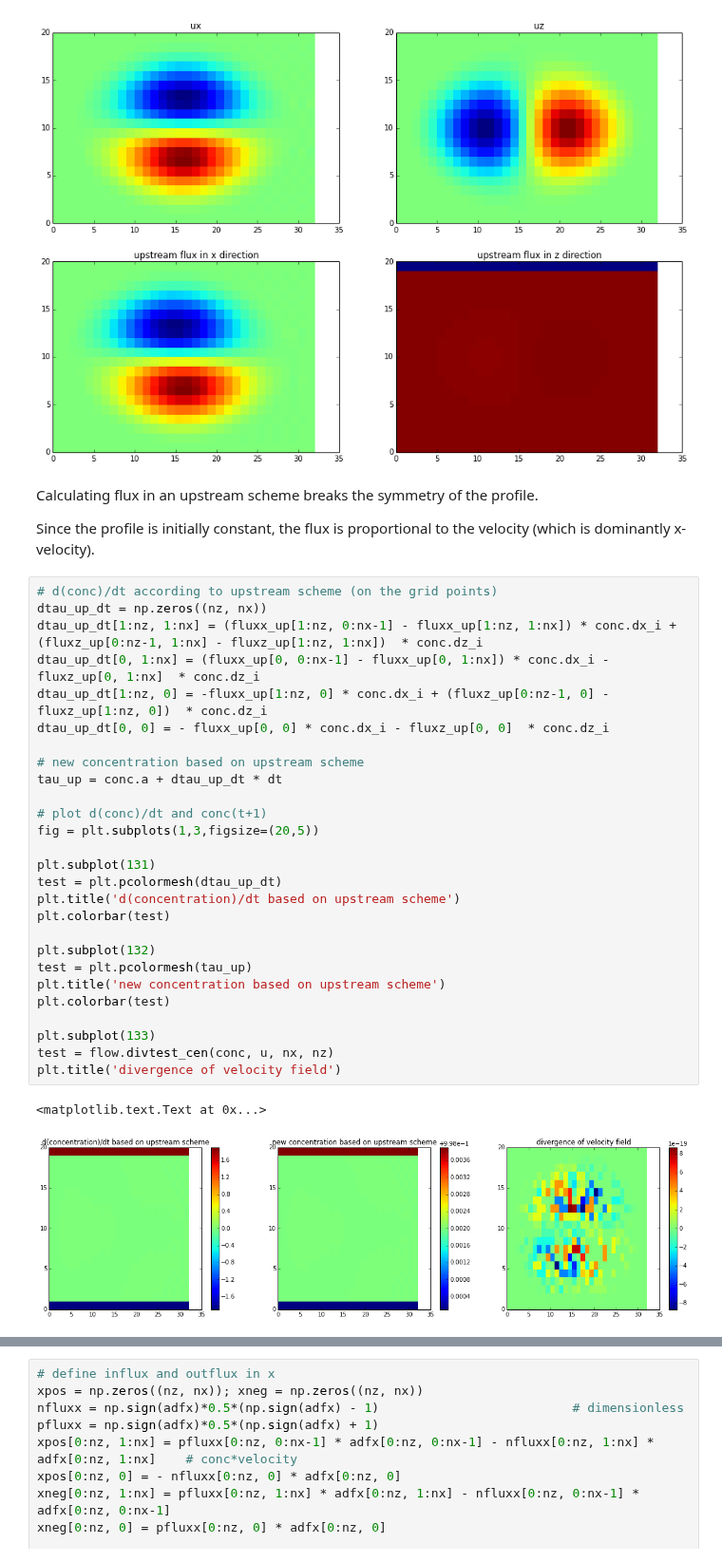
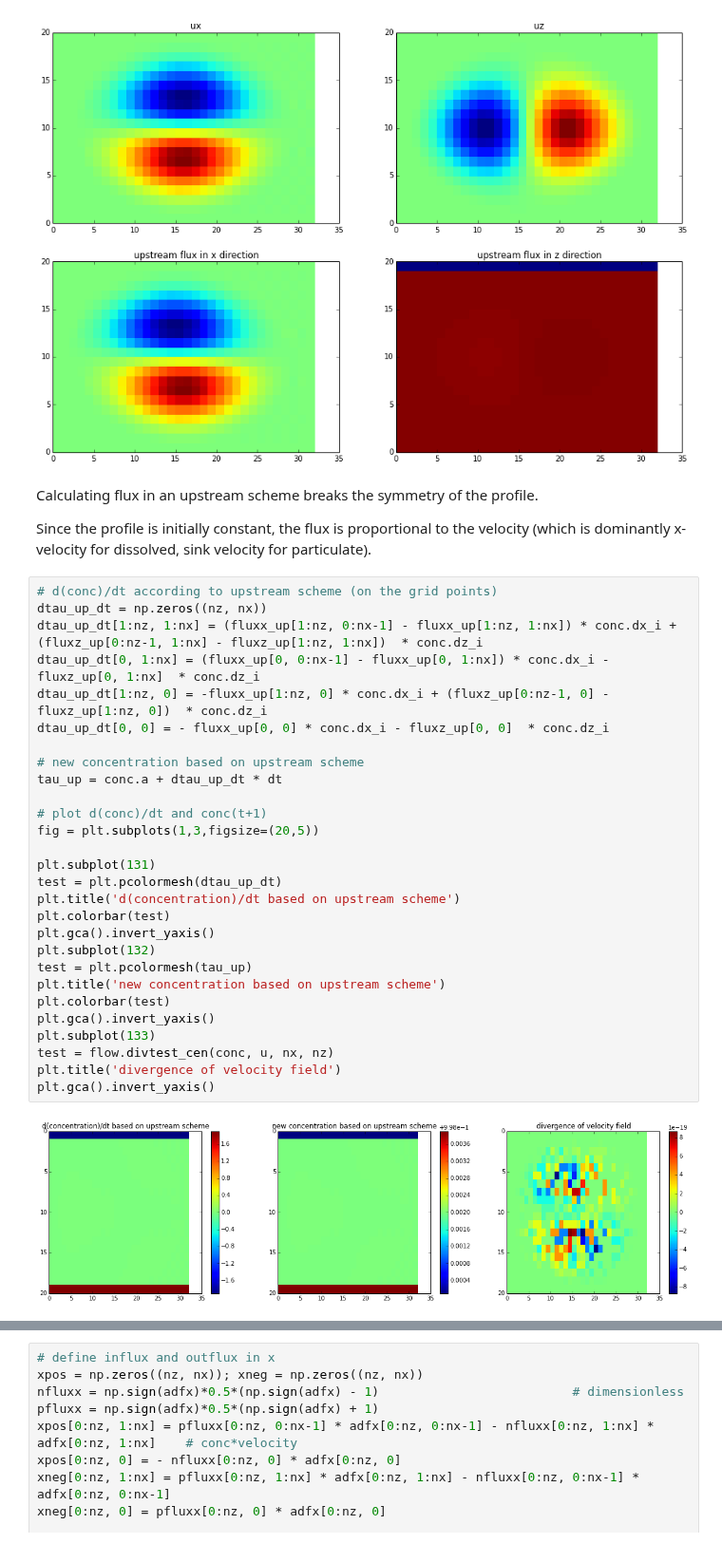
Before and after one commit to UBC-MOAD/pa-th-simple, a Jupyter notebook: prelim-model/Evaluation of 2D TVD - Step 4.ipynb, the cells around one changed output, grey strips where cells are left out. Shown at 95% size. Saved outputs shown, nothing was run; the diff lists cells and outputs as text.

```diff
--- a/prelim-model/Evaluation of 2D TVD - Step 4.ipynb
+++ b/prelim-model/Evaluation of 2D TVD - Step 4.ipynb
@@ -103,34 +103,34 @@ axs[0,1].set_title('uz')
 # %% [markdown]
 Calculating flux in an upstream scheme breaks the symmetry of the profile.
 
-Since the profile is initially constant, the flux is proportional to the velocity (which is dominantly x-velocity).
+Since the profile is initially constant, the flux is proportional to the velocity (which is dominantly x-velocity for dissolved, sink velocity for particulate).
 # %%
 # d(conc)/dt according to upstream scheme (on the grid points)
 dtau_up_dt = np.zeros((nz, nx))
 dtau_up_dt[1:nz, 1:nx] = (fluxx_up[1:nz, 0:nx-1] - fluxx_up[1:nz, 1:nx]) * conc.dx_i + (fluxz_up[0:nz-1, 1:nx] - fluxz_up[1:nz, 1:nx])  * conc.dz_i
 dtau_up_dt[0, 1:nx] = (fluxx_up[0, 0:nx-1] - fluxx_up[0, 1:nx]) * conc.dx_i - fluxz_up[0, 1:nx]  * conc.dz_i
 dtau_up_dt[1:nz, 0] = -fluxx_up[1:nz, 0] * conc.dx_i + (fluxz_up[0:nz-1, 0] - fluxz_up[1:nz, 0])  * conc.dz_i
 dtau_up_dt[0, 0] = - fluxx_up[0, 0] * conc.dx_i - fluxz_up[0, 0]  * conc.dz_i
 
 # new concentration based on upstream scheme
 tau_up = conc.a + dtau_up_dt * dt
 
 # plot d(conc)/dt and conc(t+1)
 fig = plt.subplots(1,3,figsize=(20,5))
 
 plt.subplot(131)
 test = plt.pcolormesh(dtau_up_dt)
 plt.title('d(concentration)/dt based on upstream scheme')
 plt.colorbar(test)
-
+plt.gca().invert_yaxis()
 plt.subplot(132)
 test = plt.pcolormesh(tau_up)
 plt.title('new concentration based on upstream scheme')
 plt.colorbar(test)
-
+plt.gca().invert_yaxis()
 plt.subplot(133)
 test = flow.divtest_cen(conc, u, nx, nz)
 plt.title('divergence of velocity field')
+plt.gca().invert_yaxis()
 # %% [output]
-<matplotlib.text.Text at 0x...>
-[figure, old version]
+[figure, new version]
```
Also changed, not shown: parts of 10 cells of this notebook.
